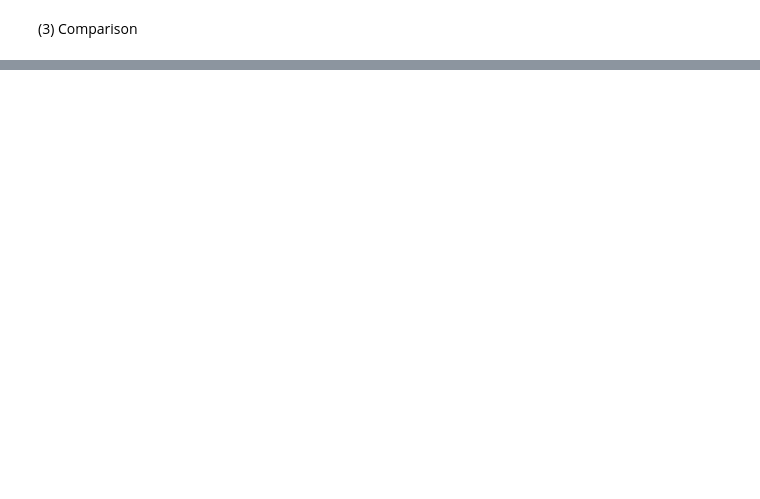
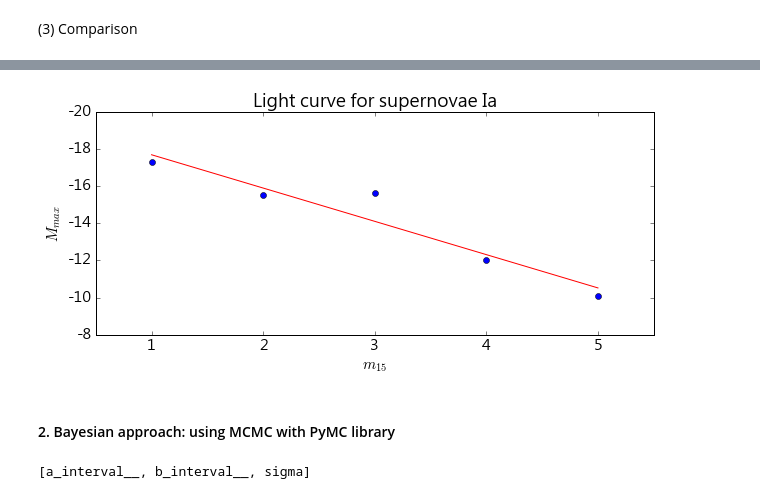
Before and after one commit to yeh8211TK/DataScience, a Jupyter notebook: MCMC_LR.ipynb, the cells around one changed output, grey strips where cells are left out. Cells and saved outputs as stored; diff of their text form; code cells hidden in the pictures; blank space fills up the shorter version.

```diff
--- a/MCMC_LR.ipynb
+++ b/MCMC_LR.ipynb
@@ -217,0 +238,31 @@ M_max = [-17.3, -15.5, -15.6, -12.0, -10.1]
+# %%
+x = np.linspace(1, 5, 20)
+y = result.predict({"m": x})
+
+fig, ax = plt.subplots(figsize = (10, 4))
+ax.plot(df["m"], df["M_max"], 'o')
+ax.plot(x, y, color = 'red')
+ax.set_xlabel("$m_{15}$", fontsize = 15)
+ax.set_ylabel("$M_{max}$", fontsize = 15)
+ax.set_title("Light curve for supernovae Ia", fontsize = 18)
+ax.set_xlim(0.5, 5.5)
+ax.set_ylim(-8, -20)
+ax.tick_params(axis = 'both', labelsize = 15)
+# %% [output]
+[figure, added]
+# %% [markdown]
+#### 2. Bayesian approach: using MCMC with PyMC library
+# %%
+with mc.Model() as model:
+    a = mc.Uniform('a', 0.1, 5)
+    b = mc.Uniform('b', -30, -10)
+    sigma = mc.Normal('sigma', 0.1, sd = 0.7)
+
+    M_mu = b + a * df["m"]
+
+    M = mc.Normal('M', mu = M_mu, sd = sigma, observed = df["M_max"])
+
+# show the model variables
+model.vars
+# %% [output]
+[a_interval__, b_interval__, sigma]
```
Also changed, not shown: parts of 17 cells of this notebook.
